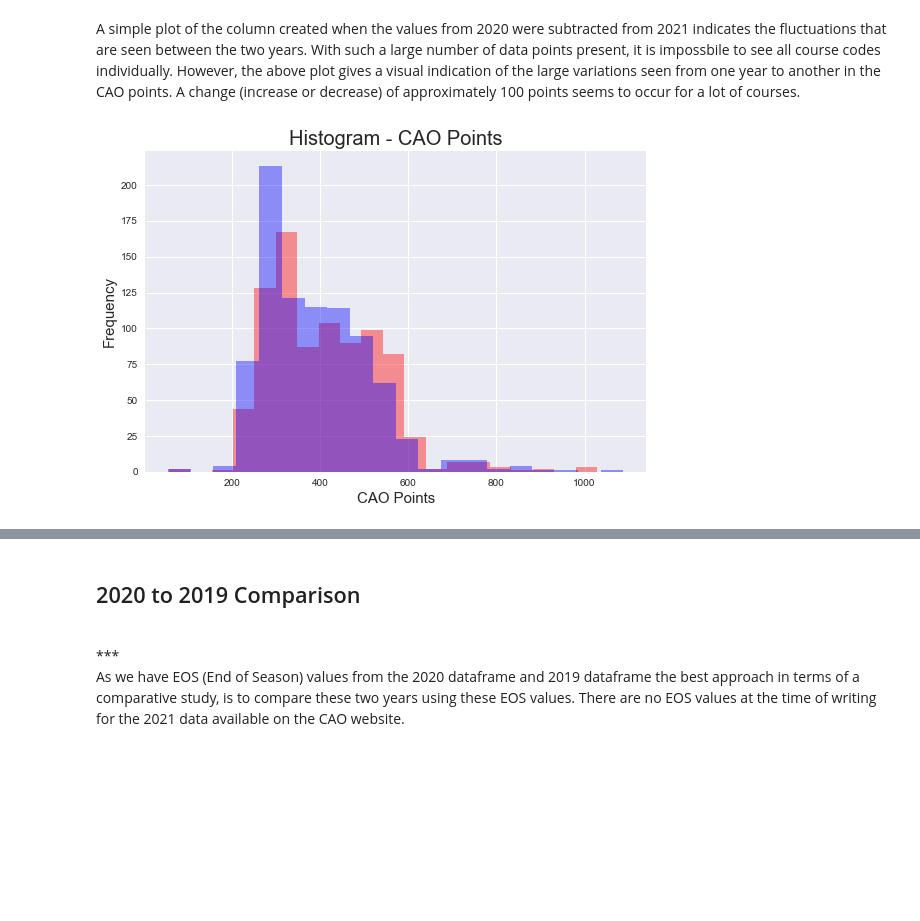
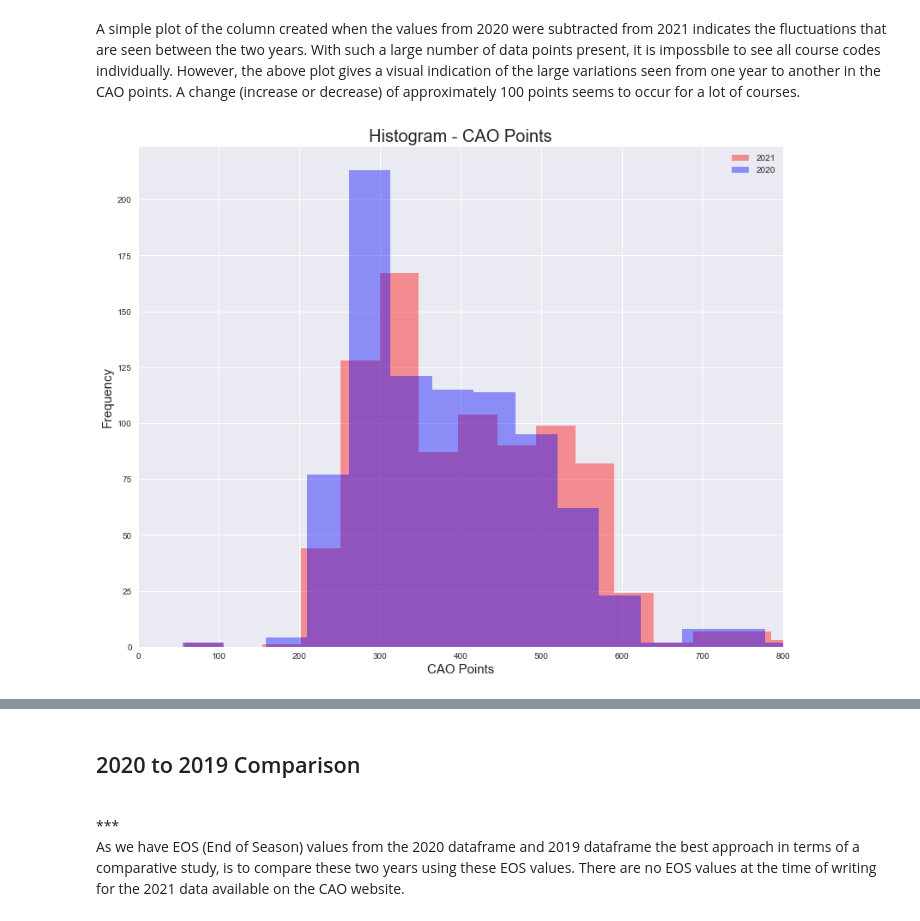
Before and after one commit to G00398275/FODA2021, a Jupyter notebook: cao.ipynb, the cells around one changed output, grey strips where cells are left out. Cells and saved outputs as stored; diff of their text form; code cells hidden in the pictures; blank space fills up the shorter version.

```diff
--- a/cao.ipynb
+++ b/cao.ipynb
@@ -756,11 +757,14 @@ R1_Points_2020 = allcourses['R1 Points_2020']
 # %%
 # Plotting
 plt.style.use('seaborn')
-plt.hist(R1_Points_2021, bins=20, alpha=0.4, color = 'red')
-plt.hist(R1_Points_2020, bins=20, alpha=0.4, color = 'blue')
+plt.rcParams["figure.figsize"] = (12,10)
+plt.hist(R1_Points_2021, bins=20, alpha=0.4, color = 'red', label = '2021')
+plt.hist(R1_Points_2020, bins=20, alpha=0.4, color = 'blue', label = '2020')
 plt.xlabel('CAO Points', size=15)
 plt.ylabel('Frequency', size = 15)
+plt.xlim([0, 800])
 plt.title ('Histogram - CAO Points', size=20)
+plt.legend()
 plt.show()
 # %% [output]
-[figure, old version]
+[figure, new version]
```
Also changed, not shown: parts of 25 cells of this notebook, 5 other files.
